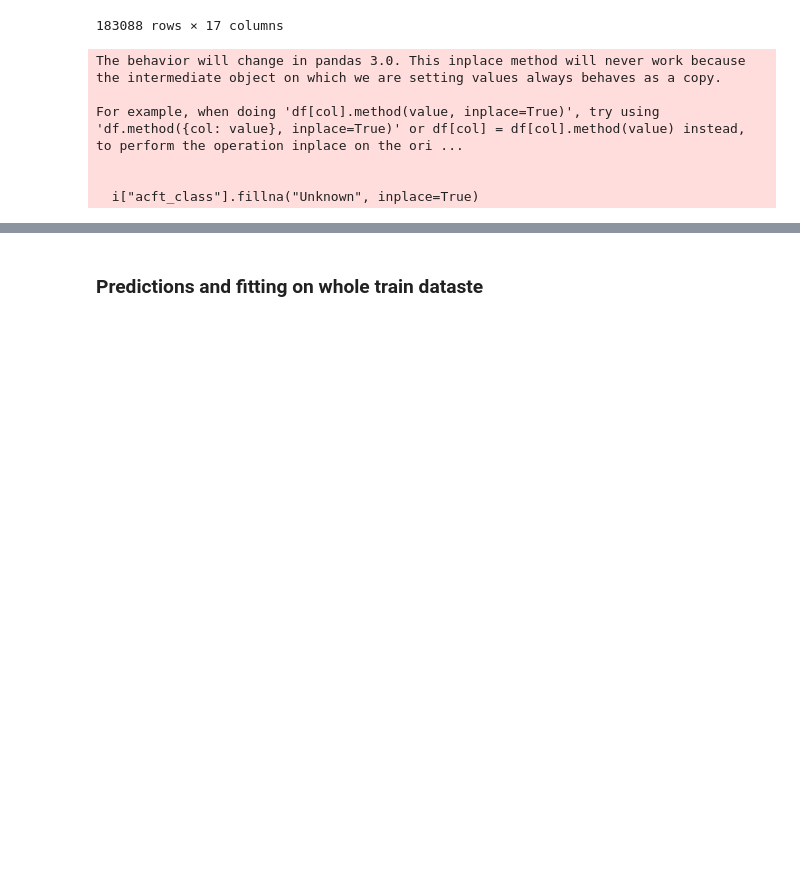
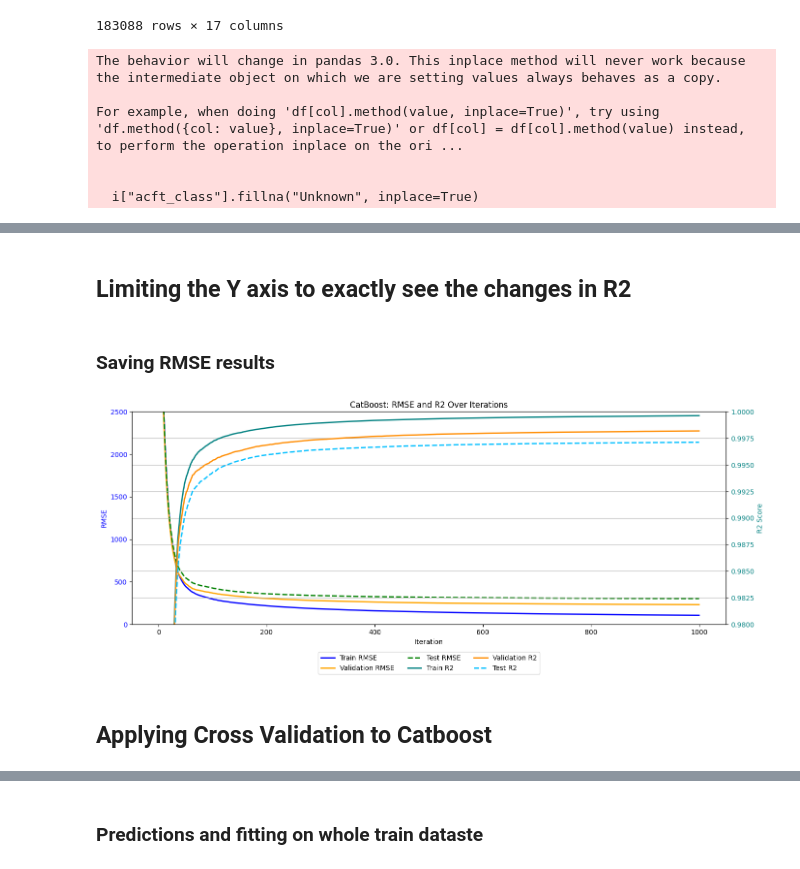
Before and after one commit to monatagelsir7/enivornmental_impact_of_aviation, a Jupyter notebook: Models/catboost.ipynb, the cells around one changed output, grey strips where cells are left out. Cells and saved outputs as stored; diff of their text form; code cells hidden in the pictures; blank space fills up the shorter version.

```diff
--- a/Models/catboost.ipynb
+++ b/Models/catboost.ipynb
@@ -256,0 +245,4 @@ AttributeError: 'CatBoostRegressor' object has no attribute 'get_feature_statist
+# %% [markdown]
+## Limiting the Y axis to exactly see the changes in R2
+# %% [markdown]
+### Saving RMSE results
@@ -256,0 +295,67 @@ AttributeError: 'CatBoostRegressor' object has no attribute 'get_feature_statist
+# %%
+fig, ax1 = plt.subplots(figsize=(14, 6))
+
+# RMSE on Left Axis
+ax1.set_xlabel("Iteration")
+ax1.set_ylabel("RMSE", color="blue")
+line1 = ax1.plot(
+    df_eval["Iteration"],
+    df_eval["Train RMSE"],
+    label="Train RMSE",
+    color="blue",
+    linewidth=2,
+)
+line2 = ax1.plot(
+    df_eval["Iteration"],
+    df_eval["Validation RMSE"],
+    label="Validation RMSE",
+    color="orange",
+    linewidth=2,
+)
+line3 = ax1.plot(
+    df_eval["Iteration"],
+    df_eval["Test RMSE"],
+    label="Test RMSE",
+    color="green",
+    linestyle="--",
+    linewidth=2,
+)
+ax1.tick_params(axis="y", labelcolor="blue")
+ax1.set_ylim(0, 2500)  # Adjusting y limits based on RMSE range we want to see
+
+# R2 on Right Axis
+ax2 = ax1.twinx()
+ax2.set_ylabel("R2 Score", color="teal")
+line4 = ax2.plot(
+    df_r2["Iteration"], df_r2["Train R2"], label="Train R2", color="teal", linewidth=2
+)
+line5 = ax2.plot(
+    df_r2["Iteration"],
+    df_r2["Validation R2"],
+    label="Validation R2",
+    color="darkorange",
+    linewidth=2,
+)
+line6 = ax2.plot(
+    df_r2["Iteration"],
+    df_r2["Test R2"],
+    label="Test R2",
+    color="deepskyblue",
+    linestyle="--",
+    linewidth=2,
+)
+ax2.tick_params(axis="y", labelcolor="teal")
+ax2.set_ylim(0.98, 1.0)  # Adjusting y limits based on R2 range we want to see
+
+lines = line1 + line2 + line3 + line4 + line5 + line6
+labels = [line.get_label() for line in lines]
+ax1.legend(lines, labels, loc="lower center", bbox_to_anchor=(0.5, -0.25), ncol=3)
+
+plt.title("CatBoost: RMSE and R2 Over Iterations")
+plt.grid(True)
+plt.tight_layout()
+plt.show()
+# %% [output]
+[figure, added]
+# %% [markdown]
+## Applying Cross Validation to Catboost
```
Also changed, not shown: parts of 21 cells of this notebook, 36 other files.
